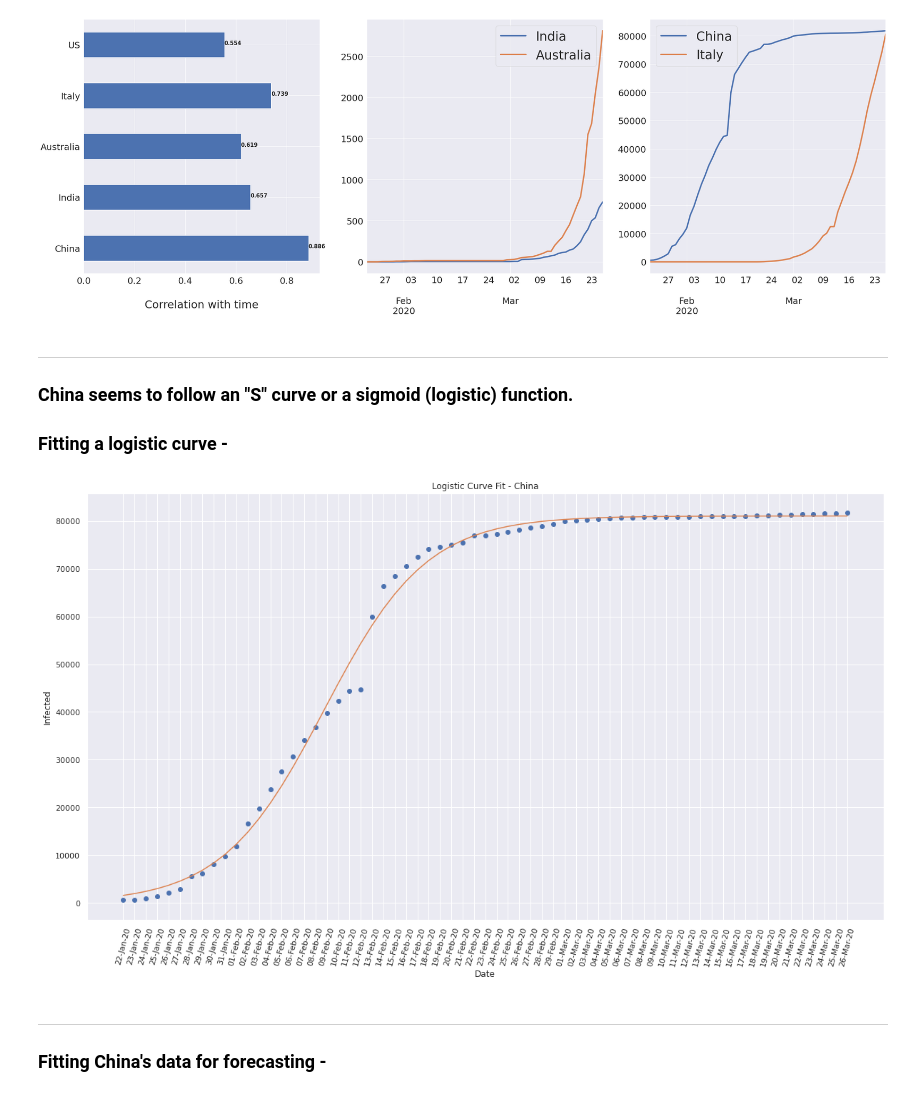
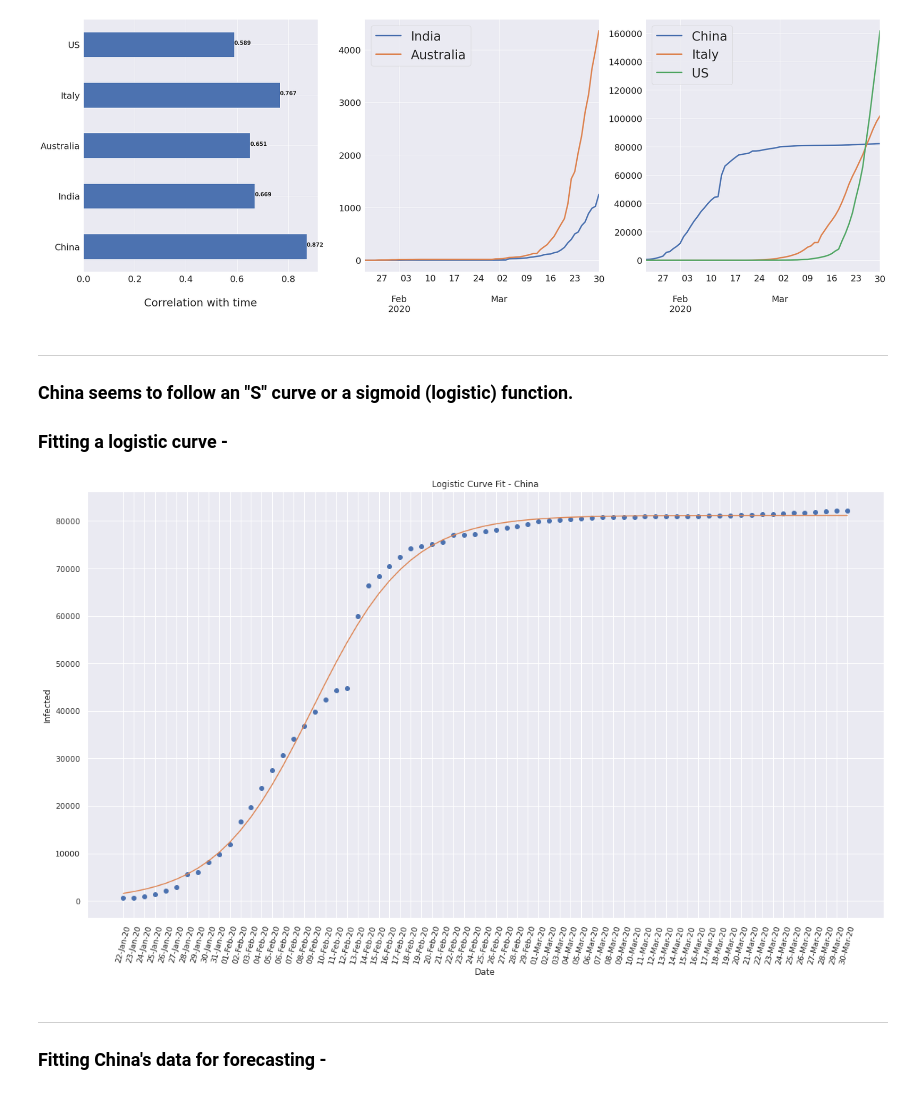
Before and after one commit to SushantGahlot/covid_19, a Jupyter notebook: covid_19.ipynb, the cells around one changed output. Cells and saved outputs as stored; diff of their text form; code cells hidden in the pictures.

```diff
--- a/covid_19.ipynb
+++ b/covid_19.ipynb
@@ -37,7 +37,7 @@ sns.set(color_codes=True)
 plt.rcParams['figure.figsize'] = (20,11)
 countries = ["China", "India", "Australia", "Italy", "US"]
 # %%
-corona_detected = pd.read_csv("time_series_covid19_confirmed_global.csv")
+corona_detected = pd.read_csv("https://raw.githubusercontent.com/CSSEGISandData/COVID-19/master/csse_covid_19_data/csse_covid_19_time_series/time_series_covid19_confirmed_global.csv")
 # %%
 corona_df = pd.DataFrame()
 # Set all dates as the index of the dataframe
@@ -52,35 +52,35 @@ for country in countries:
 # %%
 fig, axs = plt.subplots(1, 3, figsize=(40, 13))
 fig.subplots_adjust(wspace=0.2)
 linewidth = 4
 
 corr_with_time = corona_df.corrwith(pd.to_numeric(corona_df.index.to_series()))
 
 corr_with_time.plot(kind="barh", ax=axs[0])
 axs[0].tick_params(axis='both', labelsize=15)
 
 axs[0].set_xlabel("Correlation with time", labelpad=40,
                   fontdict={
                       'fontsize': 30
                   })
 
 axs[0].tick_params(axis='both', labelsize=25, which="both")
 
 for index, value in enumerate(corr_with_time):
     axs[0].text(value, index, str(round(value, 3)), fontweight='bold', fontsize = 15)
 
 corona_df[["India", "Australia"]].plot(ax=axs[1], linewidth=linewidth)
-corona_df[["China", "Italy"]].plot(ax=axs[2], linewidth=linewidth)
+corona_df[["China", "Italy", "US"]].plot(ax=axs[2], linewidth=linewidth)
 
 
 
 for i in range(3):
     if i > 0:
         axs[i].tick_params(axis='both', labelsize=25, which="both")
         _ = axs[i].legend(fontsize="35")
         axs[i].xaxis.label.set_visible(False)
 # %% [output]
-[figure, old version]
+[figure, new version]
 # %% [markdown]
 ___
 
@@ -98,7 +98,7 @@ y_data = np.array(corona_df["China"].values)
 x_data = np.array(corona_df.index.astype('int64')//epoch_conversion/normalizing_factor)
 
 
-p0 = [max(y_data), np.median(x_data), 10, min(y_data)]
+p0 = [max(y_data), np.median(x_data), 11, min(y_data)]
 popt, pcov = curve_fit(sigmoid, x_data, y_data, p0)
 
 y = sigmoid(x_data, *popt)
@@ -110,7 +110,7 @@ plt.title("Logistic Curve Fit - China")
 labels = [time.strftime('%d-%b-%y', time.localtime(i*normalizing_factor)) for i in x_data]
 _ = plt.xticks(x_data, labels, rotation=75)
 # %% [output]
-[figure, old version]
+[figure, new version]
 # %% [markdown]
 ___
 
```
Also changed, not shown: parts of 8 cells of this notebook.
